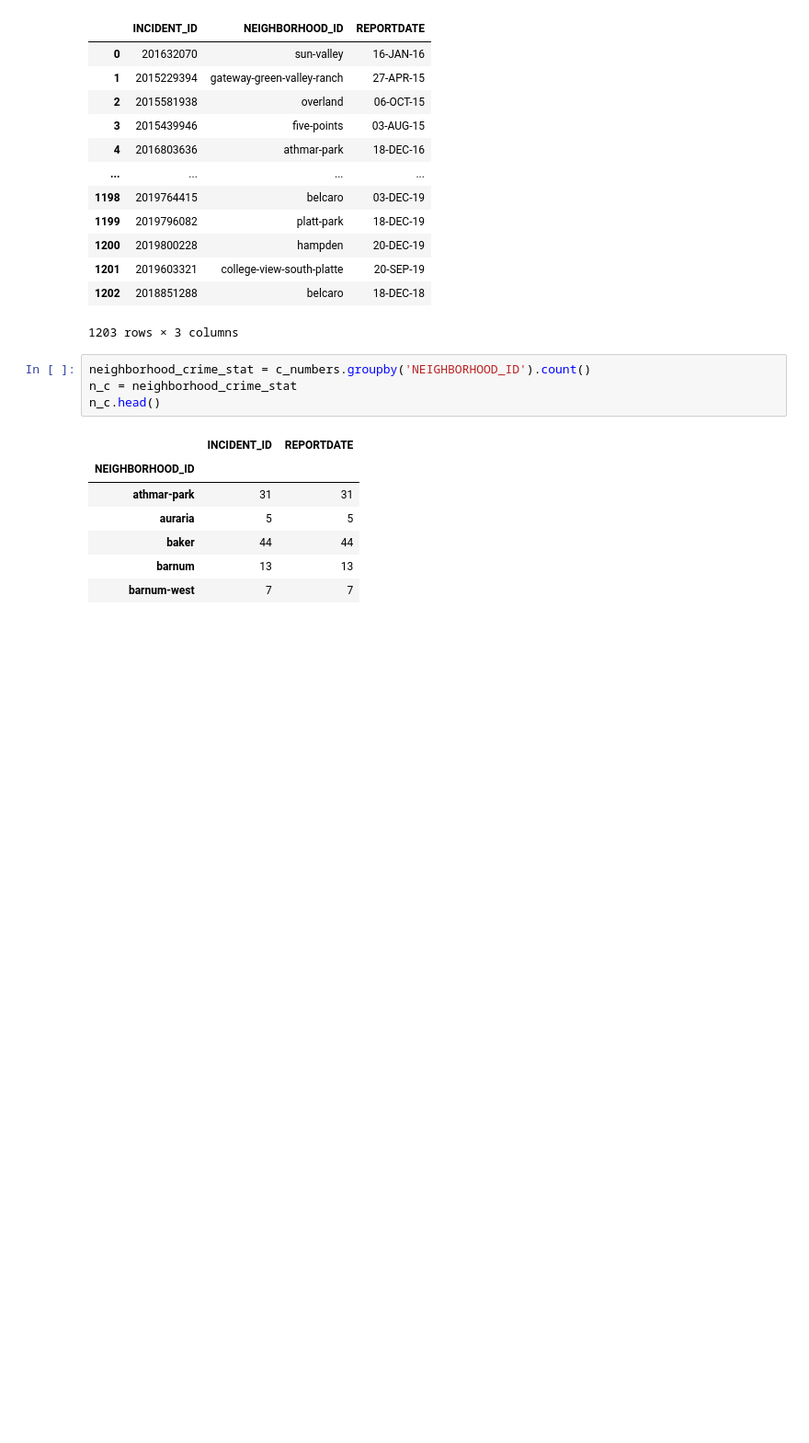
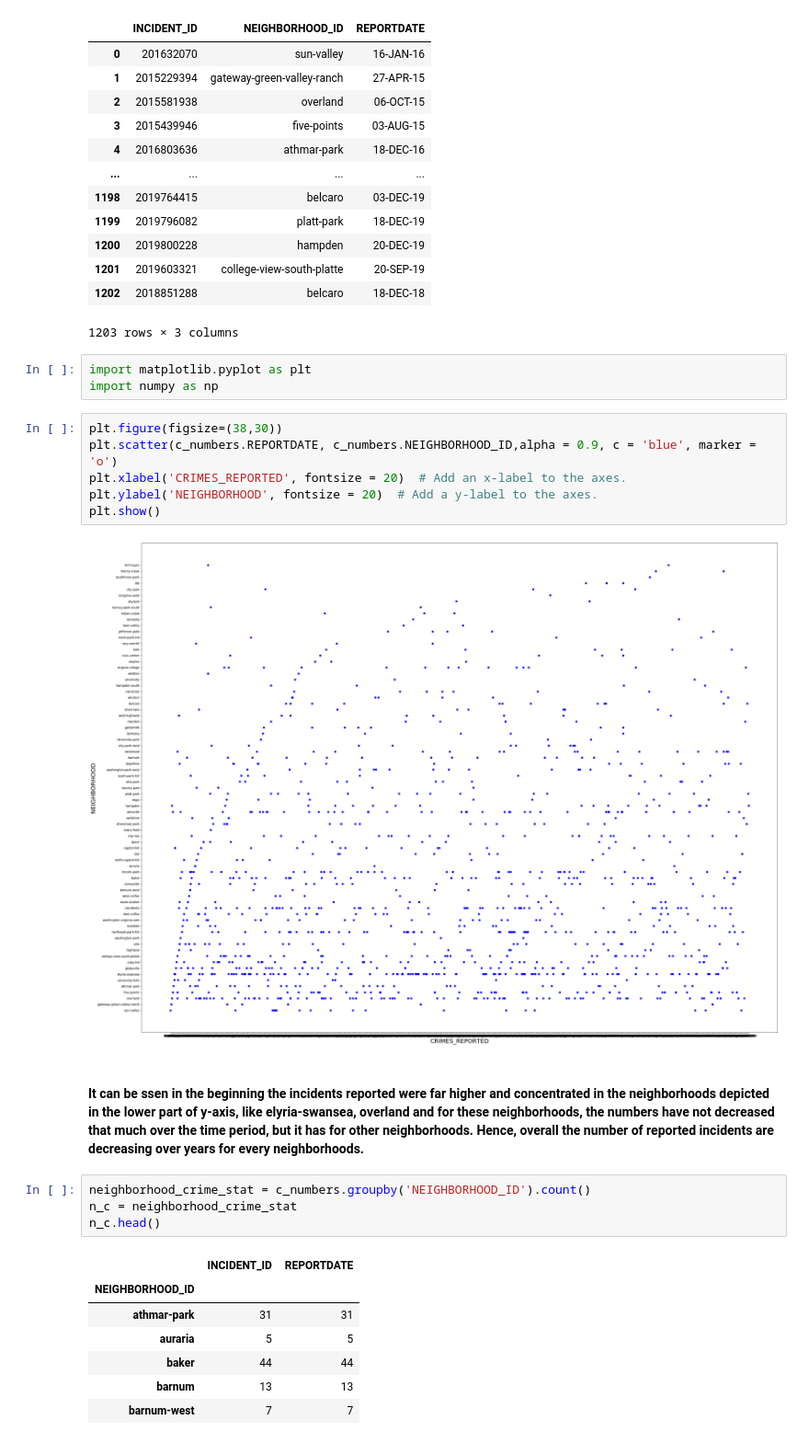
Before and after one commit to sumanan047/Coursera_Capstone, a Jupyter notebook: Capstone.ipynb, the cells around one changed output. Shown at 92% size. Cells and saved outputs as stored; diff of their text form; blank space fills up the shorter version.

```diff
--- a/Capstone.ipynb
+++ b/Capstone.ipynb
@@ -130,6 +130,19 @@ c_numbers
 | 1201 | 2019603321 | college-view-south-platte | 20-SEP-19 |
 | 1202 | 2018851288 | belcaro | 18-DEC-18 |
 1203 rows × 3 columns
+# %%
+import matplotlib.pyplot as plt
+import numpy as np
+# %%
+plt.figure(figsize=(38,30))
+plt.scatter(c_numbers.REPORTDATE, c_numbers.NEIGHBORHOOD_ID,alpha = 0.9, c = 'blue', marker = 'o')
+plt.xlabel('CRIMES_REPORTED', fontsize = 20)  # Add an x-label to the axes.
+plt.ylabel('NEIGHBORHOOD', fontsize = 20)  # Add a y-label to the axes.
+plt.show()
+# %% [output]
+[figure, added]
+# %% [markdown]
+#### It can be ssen in the beginning the incidents reported were far higher and concentrated in the neighborhoods depicted in the lower part of y-axis, like elyria-swansea, overland and for these neighborhoods, the numbers have not decreased that much over the time period, but it has for other neighborhoods. Hence, overall the number of reported incidents are decreasing over years for every neighborhoods.
 # %%
 neighborhood_crime_stat = c_numbers.groupby('NEIGHBORHOOD_ID').count()
 n_c = neighborhood_crime_stat
```
Also changed, not shown: parts of 19 cells of this notebook.
